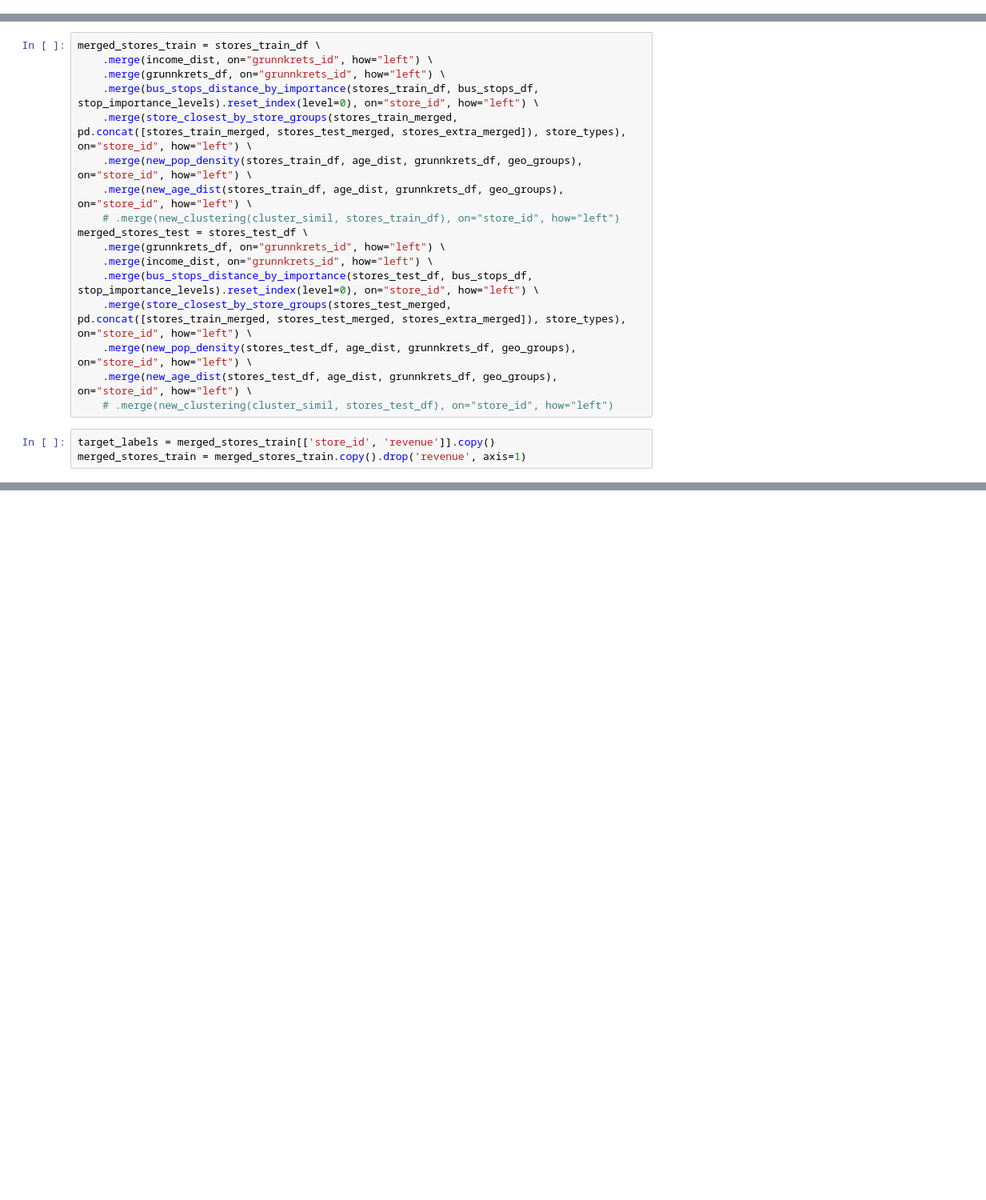
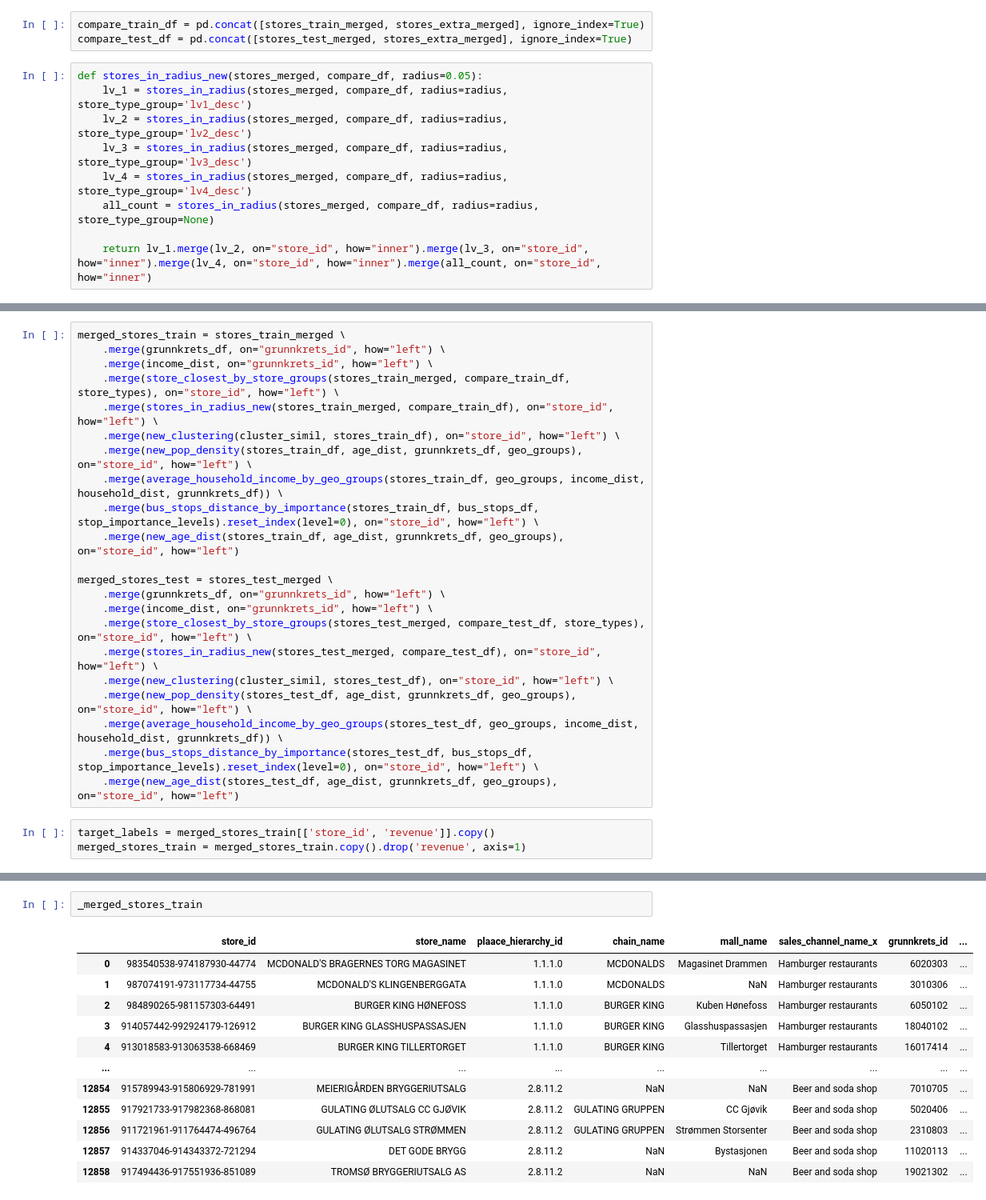
Before and after one commit to nicolaswon/tdt4173, a Jupyter notebook: notebooks/shared/ml.ipynb, the cells around one changed output, grey strips where cells are left out. Shown at 80% size. Drawn from its saved outputs; the diff is of its cells as text; blank space fills up the shorter version.

```diff
--- a/notebooks/shared/ml.ipynb
+++ b/notebooks/shared/ml.ipynb
@@ -42,3 +43,15 @@ stores_extra_merged = stores_extra_df.merge(plaace_df, on="plaace_hierarchy_id",
+# %%
+compare_train_df = pd.concat([stores_train_merged, stores_extra_merged], ignore_index=True)
+compare_test_df = pd.concat([stores_test_merged, stores_extra_merged], ignore_index=True)
+# %%
+def stores_in_radius_new(stores_merged, compare_df, radius=0.05):
+    lv_1 = stores_in_radius(stores_merged, compare_df, radius=radius, store_type_group='lv1_desc')
+    lv_2 = stores_in_radius(stores_merged, compare_df, radius=radius, store_type_group='lv2_desc')
+    lv_3 = stores_in_radius(stores_merged, compare_df, radius=radius, store_type_group='lv3_desc')
+    lv_4 = stores_in_radius(stores_merged, compare_df, radius=radius, store_type_group='lv4_desc')
+    all_count = stores_in_radius(stores_merged, compare_df, radius=radius, store_type_group=None)
+
+    return lv_1.merge(lv_2, on="store_id", how="inner").merge(lv_3, on="store_id", how="inner").merge(lv_4, on="store_id", how="inner").merge(all_count, on="store_id", how="inner")
 # %%
 def new_pop_density(stores_df, age_dist, grunnkrets_df, geo_groups):
     population_density = population_density_grouped_by_geo_group(stores_df, age_dist, grunnkrets_df, geo_groups)
@@ -57,20 +81,25 @@ def new_clustering(cluster_simil, stores_df):
 # %%
-merged_stores_train = stores_train_df \
-    .merge(income_dist, on="grunnkrets_id", how="left") \
-    .merge(grunnkrets_df, on="grunnkrets_id", how="left") \
-    .merge(bus_stops_distance_by_importance(stores_train_df, bus_stops_df, stop_importance_levels).reset_index(level=0), on="store_id", how="left") \
-    .merge(store_closest_by_store_groups(stores_train_merged, pd.concat([stores_train_merged, stores_test_merged, stores_extra_merged]), store_types), on="store_id", how="left") \
-    .merge(new_pop_density(stores_train_df, age_dist, grunnkrets_df, geo_groups), on="store_id", how="left") \
-    .merge(new_age_dist(stores_train_df, age_dist, grunnkrets_df, geo_groups), on="store_id", how="left") \
-    # .merge(new_clustering(cluster_simil, stores_train_df), on="store_id", how="left")
-merged_stores_test = stores_test_df \
+merged_stores_train = stores_train_merged \
     .merge(grunnkrets_df, on="grunnkrets_id", how="left") \
     .merge(income_dist, on="grunnkrets_id", how="left") \
+    .merge(store_closest_by_store_groups(stores_train_merged, compare_train_df, store_types), on="store_id", how="left") \
+    .merge(stores_in_radius_new(stores_train_merged, compare_train_df), on="store_id", how="left") \
+    .merge(new_clustering(cluster_simil, stores_train_df), on="store_id", how="left") \
+    .merge(new_pop_density(stores_train_df, age_dist, grunnkrets_df, geo_groups), on="store_id", how="left") \
+    .merge(average_household_income_by_geo_groups(stores_train_df, geo_groups, income_dist, household_dist, grunnkrets_df)) \
+    .merge(bus_stops_distance_by_importance(stores_train_df, bus_stops_df, stop_importance_levels).reset_index(level=0), on="store_id", how="left") \
+    .merge(new_age_dist(stores_train_df, age_dist, grunnkrets_df, geo_groups), on="store_id", how="left")
+
+merged_stores_test = stores_test_merged \
+    .merge(grunnkrets_df, on="grunnkrets_id", how="left") \
+    .merge(income_dist, on="grunnkrets_id", how="left") \
+    .merge(store_closest_by_store_groups(stores_test_merged, compare_test_df, store_types), on="store_id", how="left") \
+    .merge(stores_in_radius_new(stores_test_merged, compare_test_df), on="store_id", how="left") \
+    .merge(new_clustering(cluster_simil, stores_test_df), on="store_id", how="left") \
+    .merge(new_pop_density(stores_test_df, age_dist, grunnkrets_df, geo_groups), on="store_id", how="left") \
+    .merge(average_household_income_by_geo_groups(stores_test_df, geo_groups, income_dist, household_dist, grunnkrets_df)) \
     .merge(bus_stops_distance_by_importance(stores_test_df, bus_stops_df, stop_importance_levels).reset_index(level=0), on="store_id", how="left") \
-    .merge(store_closest_by_store_groups(stores_test_merged, pd.concat([stores_train_merged, stores_test_merged, stores_extra_merged]), store_types), on="store_id", how="left") \
-    .merge(new_pop_density(stores_test_df, age_dist, grunnkrets_df, geo_groups), on="store_id", how="left") \
-    .merge(new_age_dist(stores_test_df, age_dist, grunnkrets_df, geo_groups), on="store_id", how="left") \
-    # .merge(new_clustering(cluster_simil, stores_test_df), on="store_id", how="left")
+    .merge(new_age_dist(stores_test_df, age_dist, grunnkrets_df, geo_groups), on="store_id", how="left")
 # %%
 target_labels = merged_stores_train[['store_id', 'revenue']].copy()
 merged_stores_train = merged_stores_train.copy().drop('revenue', axis=1)
@@ -76,0 +165,15 @@ merged_stores_train = merged_stores_train.copy().drop('revenue', axis=1)
+# %%
+_merged_stores_train
+# %% [output]
+|  | store_id | store_name | plaace_hierarchy_id | chain_name | mall_name | sales_channel_name_x | grunnkrets_id | ... |
+| 0 | 983540538-974187930-44774 | MCDONALD'S BRAGERNES TORG MAGASINET | 1.1.1.0 | MCDONALDS | Magasinet Drammen | Hamburger restaurants | 6020303 | ... |
+| 1 | 987074191-973117734-44755 | MCDONALD'S KLINGENBERGGATA | 1.1.1.0 | MCDONALDS | NaN | Hamburger restaurants | 3010306 | ... |
+| 2 | 984890265-981157303-64491 | BURGER KING HØNEFOSS | 1.1.1.0 | BURGER KING | Kuben Hønefoss | Hamburger restaurants | 6050102 | ... |
+| 3 | 914057442-992924179-126912 | BURGER KING GLASSHUSPASSASJEN | 1.1.1.0 | BURGER KING | Glasshuspassasjen | Hamburger restaurants | 18040102 | ... |
+| 4 | 913018583-913063538-668469 | BURGER KING TILLERTORGET | 1.1.1.0 | BURGER KING | Tillertorget | Hamburger restaurants | 16017414 | ... |
+| ... | ... | ... | ... | ... | ... | ... | ... | ... |
+| 12854 | 915789943-915806929-781991 | MEIERIGÅRDEN BRYGGERIUTSALG | 2.8.11.2 | NaN | NaN | Beer and soda shop | 7010705 | ... |
+| 12855 | 917921733-917982368-868081 | GULATING ØLUTSALG CC GJØVIK | 2.8.11.2 | GULATING GRUPPEN | CC Gjøvik | Beer and soda shop | 5020406 | ... |
+| 12856 | 911721961-911764474-496764 | GULATING ØLUTSALG STRØMMEN | 2.8.11.2 | GULATING GRUPPEN | Strømmen Storsenter | Beer and soda shop | 2310803 | ... |
+| 12857 | 914337046-914343372-721294 | DET GODE BRYGG | 2.8.11.2 | NaN | Bystasjonen | Beer and soda shop | 11020113 | ... |
+| 12858 | 917494436-917551936-851089 | TROMSØ BRYGGERIUTSALG AS | 2.8.11.2 | NaN | NaN | Beer and soda shop | 19021302 | ... |
```
Also changed, not shown: parts of 25 cells of this notebook, 25 other files.
